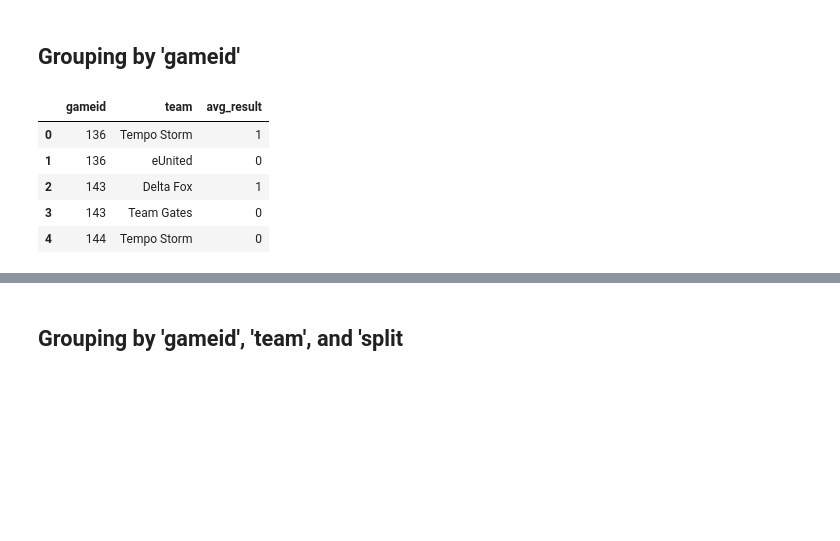
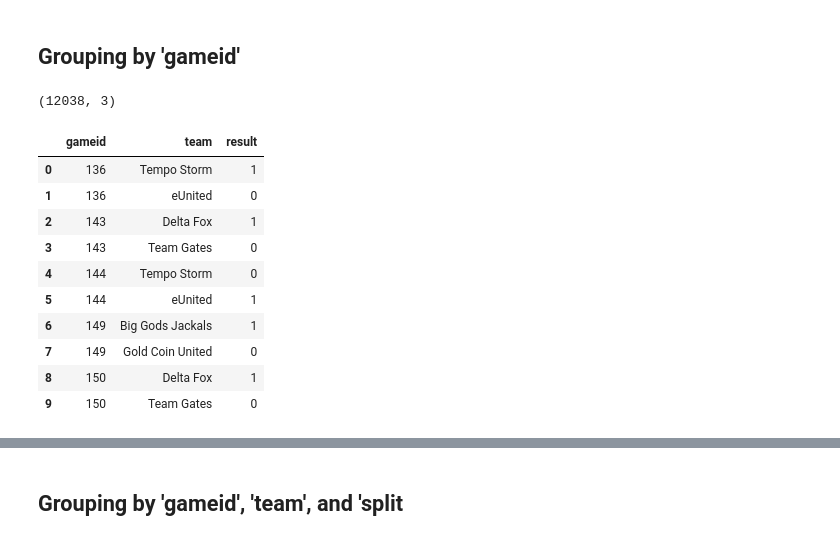
Before and after one commit to skredenmathias/DS-Unit-2-Build, a Jupyter notebook: Build_Week_Unit_2.ipynb, the cells around one changed output, grey strips where cells are left out. Cells and saved outputs as stored; diff of their text form; code cells hidden in the pictures; blank space fills up the shorter version.

Commit message:
Reduced DF to 1 row, ran quick models, cleaning

```diff
--- a/Build_Week_Unit_2.ipynb
+++ b/Build_Week_Unit_2.ipynb
@@ -14,6 +14,10 @@ remote: Counting objects: 100% (35/35), done.
 remote: Compressing objects: 100% (34/34), done.
 remote: Total 35 (delta 11), reused 0 (delta 0), pack-reused 0
 Unpacking objects: 100% (35/35), done.
+# %%
+
+pd.options.display.max_rows = 999
+pd.options.display.max_columns = 999
 # %%
 year_2016 = pd.read_excel(path+'2016 complete match data OraclesElixir 2018-12-18.xlsx')
 year_2016.shape
@@ -156,12 +160,23 @@ Name: split, dtype: int64
 # %%
 x = df.groupby(['gameid','team'])['result'].mean()
 x = x.reset_index()
-x.columns = ['gameid','team','avg_result']
-x.head()
+x.columns = ['gameid','team','result']
+print(x.shape)
+x.head(10)
+# .. teamA, team B, 1/0 -> A/B win. (0 and 1 represent A and B)
+# A/B should be fine with models
+# .. iterate 2 rows at a time
+# merge after merge y
 # %% [output]
+(12038, 3)
-|  | gameid | team | avg_result |
+|  | gameid | team | result |
 | 0 | 136 | Tempo Storm | 1 |
 | 1 | 136 | eUnited | 0 |
 | 2 | 143 | Delta Fox | 1 |
 | 3 | 143 | Team Gates | 0 |
 | 4 | 144 | Tempo Storm | 0 |
+| 5 | 144 | eUnited | 1 |
+| 6 | 149 | Big Gods Jackals | 1 |
+| 7 | 149 | Gold Coin United | 0 |
+| 8 | 150 | Delta Fox | 1 |
+| 9 | 150 | Team Gates | 0 |
```
Also changed, not shown: parts of 71 cells of this notebook.
